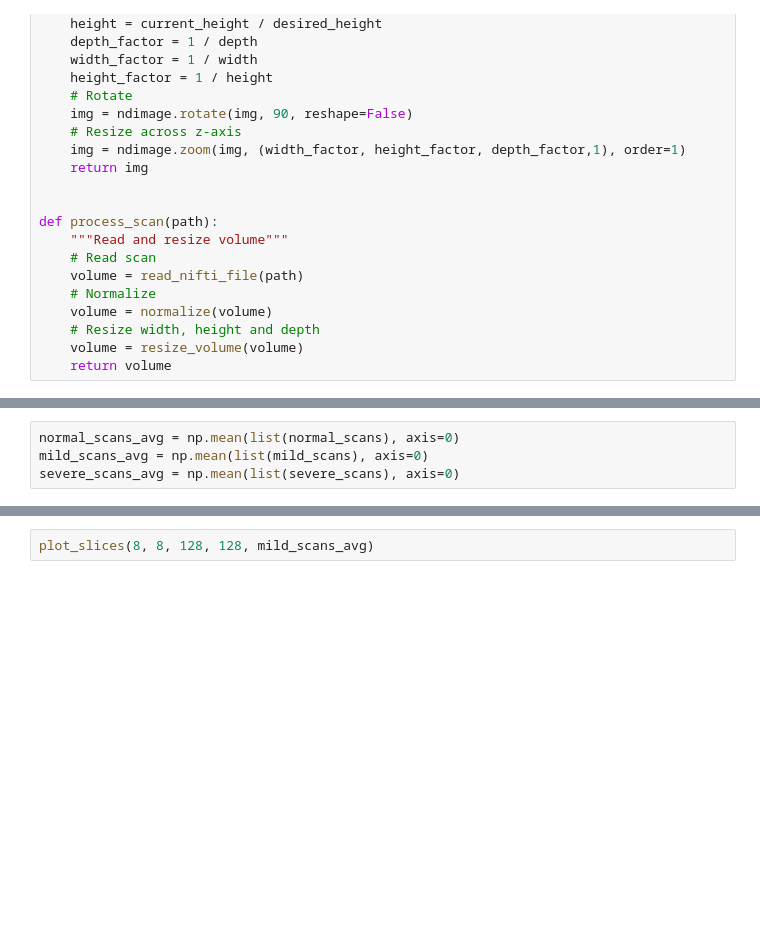
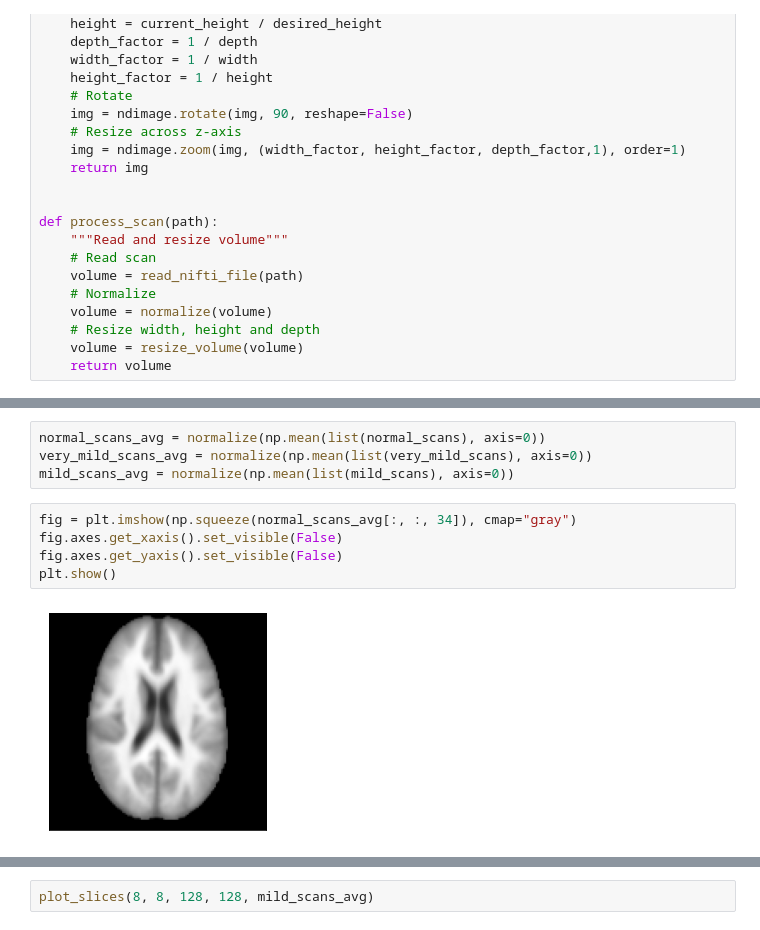
Before and after one commit to robert-kloepsch/alzheimer-classification, a Jupyter notebook: notebooks/EDA-images.ipynb, the cells around one changed output, grey strips where cells are left out. Cells and saved outputs as stored; diff of their text form; blank space fills up the shorter version.

Commit message:
EDA images

```diff
--- a/notebooks/EDA-images.ipynb
+++ b/notebooks/EDA-images.ipynb
@@ -119,4 +121,11 @@ def plot_slices(num_rows, num_columns, width, height, data):
 # %%
-normal_scans_avg = np.mean(list(normal_scans), axis=0)
-mild_scans_avg = np.mean(list(mild_scans), axis=0)
-severe_scans_avg = np.mean(list(severe_scans), axis=0)
+normal_scans_avg = normalize(np.mean(list(normal_scans), axis=0))
+very_mild_scans_avg = normalize(np.mean(list(very_mild_scans), axis=0))
+mild_scans_avg = normalize(np.mean(list(mild_scans), axis=0))
+# %%
+fig = plt.imshow(np.squeeze(normal_scans_avg[:, :, 34]), cmap="gray")
+fig.axes.get_xaxis().set_visible(False)
+fig.axes.get_yaxis().set_visible(False)
+plt.show()
+# %% [output]
+[figure, added]
```
Also changed, not shown: parts of 13 cells of this notebook.
